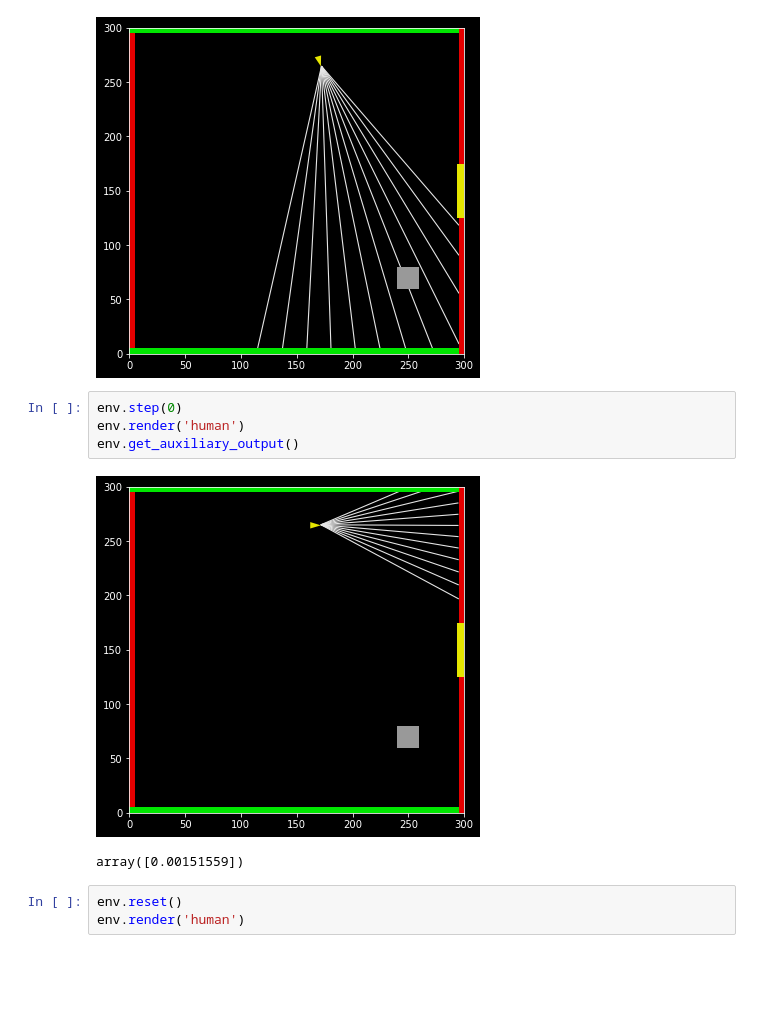
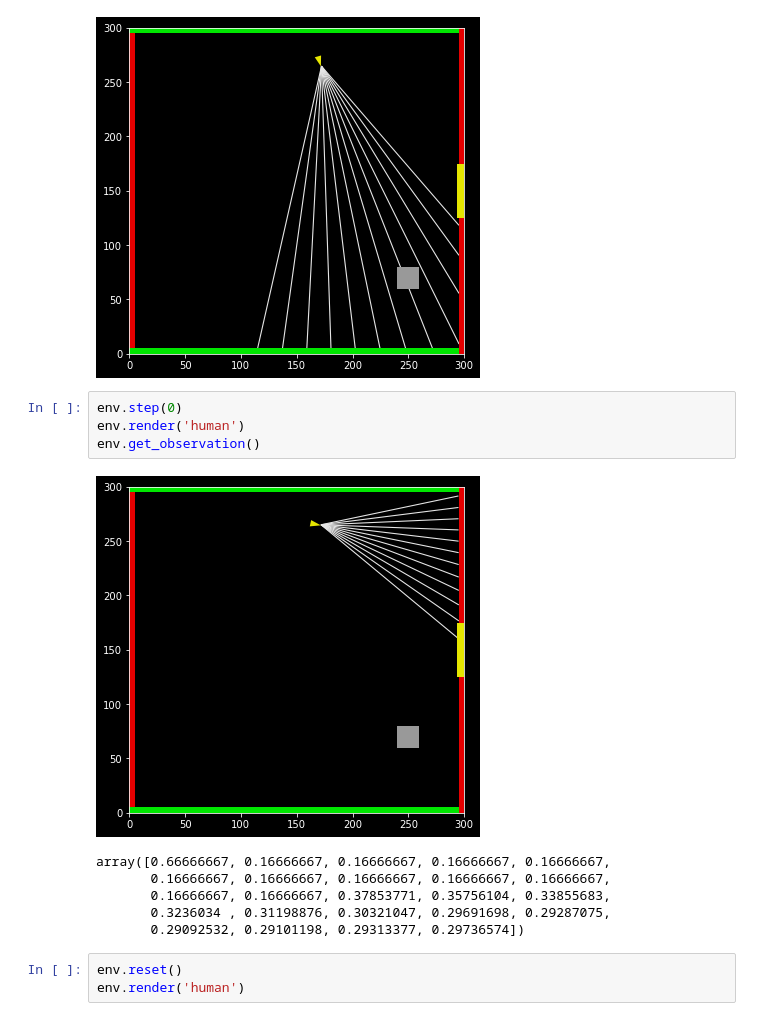
Before and after one commit to liuandrew/training-rl-algo, a Jupyter notebook: write_and_test/environment_development.ipynb, the cells around one changed output. Saved outputs shown, nothing was run; the diff lists cells and outputs as text; blank space fills up the shorter version.

```diff
--- a/write_and_test/environment_development.ipynb
+++ b/write_and_test/environment_development.ipynb
@@ -875,10 +875,14 @@ env.render('human')
 # %%
 env.step(0)
 env.render('human')
-env.get_auxiliary_output()
+env.get_observation()
 # %% [output]
-[figure, old version]
+[figure, new version]
-array([0.00151559])
+array([0.66666667, 0.16666667, 0.16666667, 0.16666667, 0.16666667,
+       0.16666667, 0.16666667, 0.16666667, 0.16666667, 0.16666667,
+       0.16666667, 0.16666667, 0.37853771, 0.35756104, 0.33855683,
+       0.3236034 , 0.31198876, 0.30321047, 0.29691698, 0.29287075,
+       0.29092532, 0.29101198, 0.29313377, 0.29736574])
 # %%
 env.reset()
 env.render('human')
```
Also changed, not shown: 1 other file.
